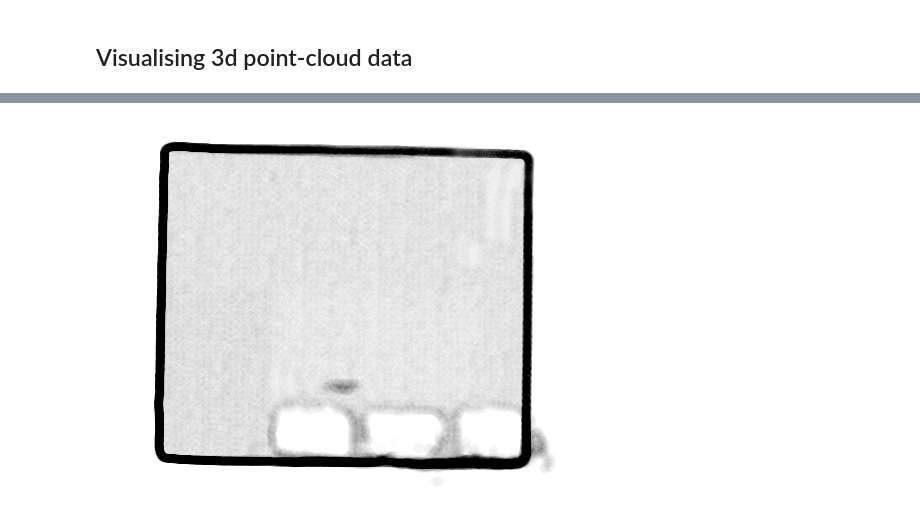
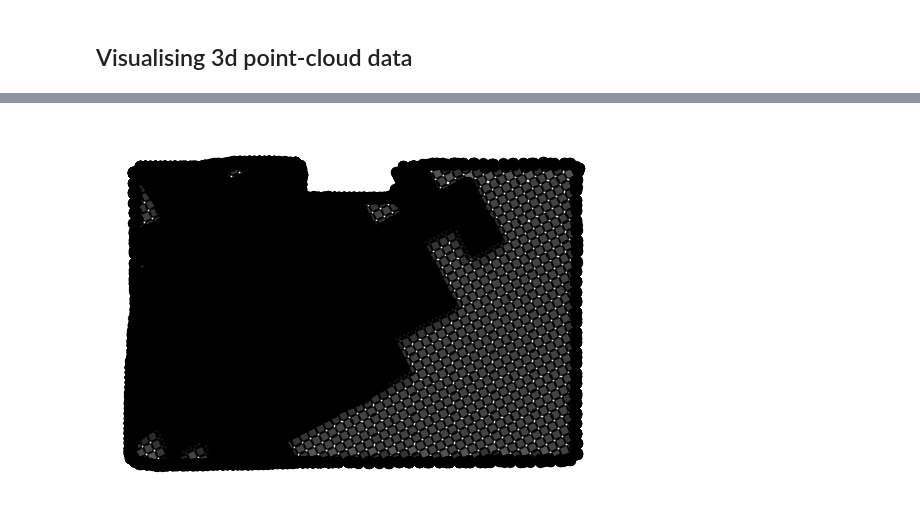
Before and after one commit to imengus/point-cloud, a Jupyter notebook: point_cloud.ipynb, the cells around one changed output, grey strips where cells are left out. Cells and saved outputs as stored; diff of their text form; code cells hidden in the pictures.

```diff
--- a/point_cloud.ipynb
+++ b/point_cloud.ipynb
@@ -45,10 +22,15 @@ mat, df
 ## Visualising 3d point-cloud data
 # %%
 %matplotlib inline
+df = pd.read_csv('zips/patron_1_ort.xyz', sep=' ')
+df = df.drop(df.columns[3:], axis=1)
+mat = df.to_numpy()
 
 fig = plt.figure()
 ax = fig.add_subplot(111, projection='3d')
-ax.scatter(mat[:,0], mat[:,1], mat[:,2], zdir='z', c=np.abs(mat[:,2])/np.max(mat), alpha=0.01, cmap='hot')
+ax.scatter(mat[:,0], mat[:,1], mat[:,2], zdir='z', c='k', alpha=0.002, cmap='Greys')
 ax.set_aspect('equal', adjustable='box')
-plt.show()
+ax.set_xlabel('x')
+ax.view_init(elev=0, azim=90)
+plt.show()#np.abs(mat[:,2])/np.max(mat)
 # %% [output]
@@ -125,7 +119,7 @@ Equation: 0 = 3.00 + -0.43x + -0.01y - z
 def create_rot_mat(coefs):
     norm = -np.array([coefs[0], coefs[1], -1])
     norm = norm / np.linalg.norm(norm)
-    basis_x = np.array([1, 0, 0])
+    basis_x = np.array([0, 0, 1])
     axis = np.cross(norm, basis_x)
     axis = axis / np.linalg.norm(axis)
     angle = -np.arccos(np.dot(norm, basis_x))
@@ -138,4 +132,5 @@ rot_mat = create_rot_mat(coefs)
 inv_rot = np.linalg.inv(rot_mat)
 mat2d = np.dot(inv_rot, mat.T).T
 
-ceil = mat2d[mat2d[:, 2].argsort()[:80000]][:,:2]
+ceil = mat2d[mat2d[:, 1].argsort()]#[int(len(df.index)//(1.3))]
+ceil
@@ -142,9 +154,10 @@ ceil = mat2d[mat2d[:, 2].argsort()[:80000]][:,:2]
 # %%
 %matplotlib inline
 
-plt.scatter(ceil[:,0], ceil[:, 1], color='k', alpha=0.002)
+plt.scatter(ceil[:,0], ceil[:, 2], color='k', alpha=0.2, s=50)
 plt.axis('equal')
 plt.axis('off')
 plt.savefig('._.png')
+plt.show()
 # %% [output]
-[figure, old version]
+[figure, new version]
```
Also changed, not shown: parts of 22 cells of this notebook, 17 other files.
